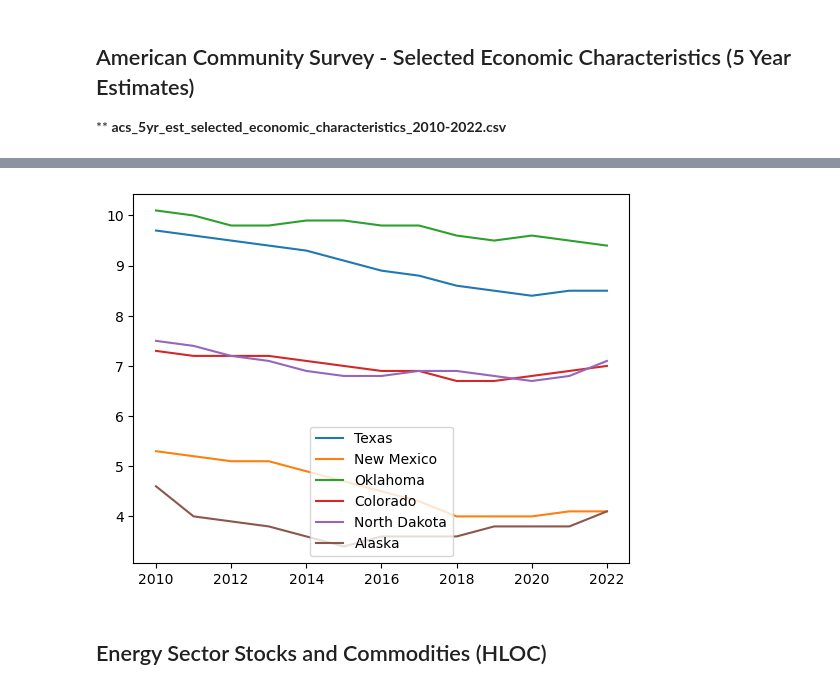
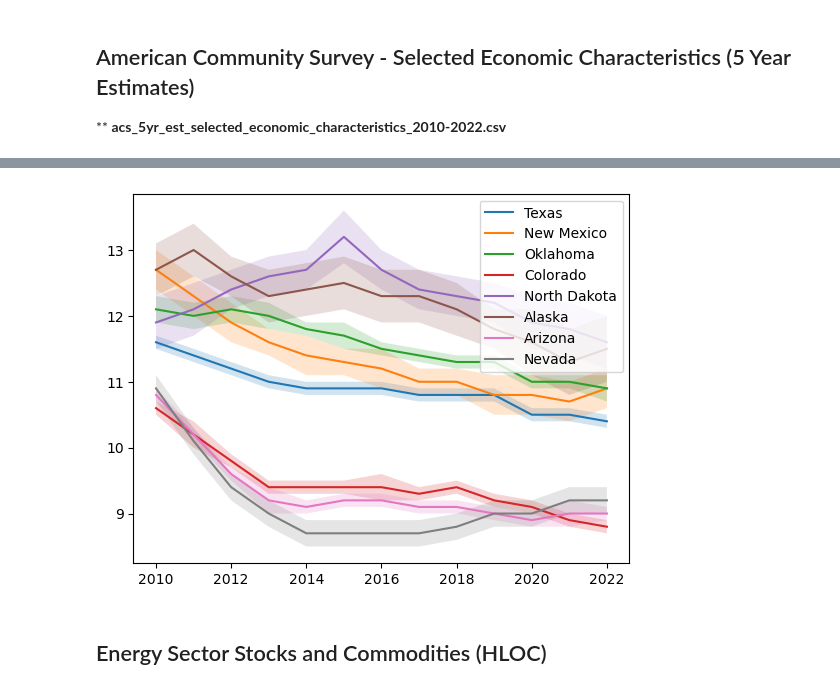
Before and after one commit to nklatsky/datathon-s24-team4-code, a Jupyter notebook: eda.ipynb, the cells around one changed output, grey strips where cells are left out. Cells and saved outputs as stored; diff of their text form; code cells hidden in the pictures.

```diff
--- a/eda.ipynb
+++ b/eda.ipynb
@@ -145,3 +192,6 @@ manufacturing_occupation = "Manufacturing"
 
 natural_res = econ_data[(econ_data["Label (Grouping)"].str.contains(natural_res_occupation))]
 manufacturing = econ_data[(econ_data["Label (Grouping)"].str.contains(manufacturing_occupation))]
+
+natural_res["Percent"] = natural_res["Percent"].astype(float)
+natural_res["Percent Margin of Error"] = natural_res["Percent Margin of Error"].astype(float)
@@ -148,6 +208,0 @@ manufacturing = econ_data[(econ_data["Label (Grouping)"].str.contains(manufactur
-# %%
-for state in top_oil_producers:
-    plt.plot(natural_res[natural_res["State"] == state]["Year"], natural_res[natural_res["State"] == state]["Percent"].astype(float), label=state)
-
-plt.legend()
-plt.show()
@@ -156,11 +209,17 @@ plt.show()
-# %%
-for state in top_oil_producers:
-    plt.plot(manufacturing[manufacturing["State"] == state]["Year"], manufacturing[manufacturing["State"] == state]["Percent"].astype(float), label=state)
-
-plt.legend()
-plt.show()
-# %% [output]
-[figure, removed]
+# %%
+for state in top_oil_producers + ["Arizona", "Nevada"]:
+    state_natural_res = natural_res[natural_res["State"] == state]
+
+    percent = state_natural_res["Percent"]
+    moe = state_natural_res["Percent Margin of Error"]
+    year = state_natural_res["Year"]
+
+    plt.plot(year, percent, label=state)
+    plt.fill_between(year, percent - moe, percent + moe, alpha=0.2)
+plt.legend()
+plt.show()
+# %% [output]
+[figure, added]
 # %% [markdown]
 ## Energy Sector Stocks and Commodities (HLOC)
 # %% [markdown]
```
Also changed, not shown: parts of 23 cells of this notebook, 16 other files.
